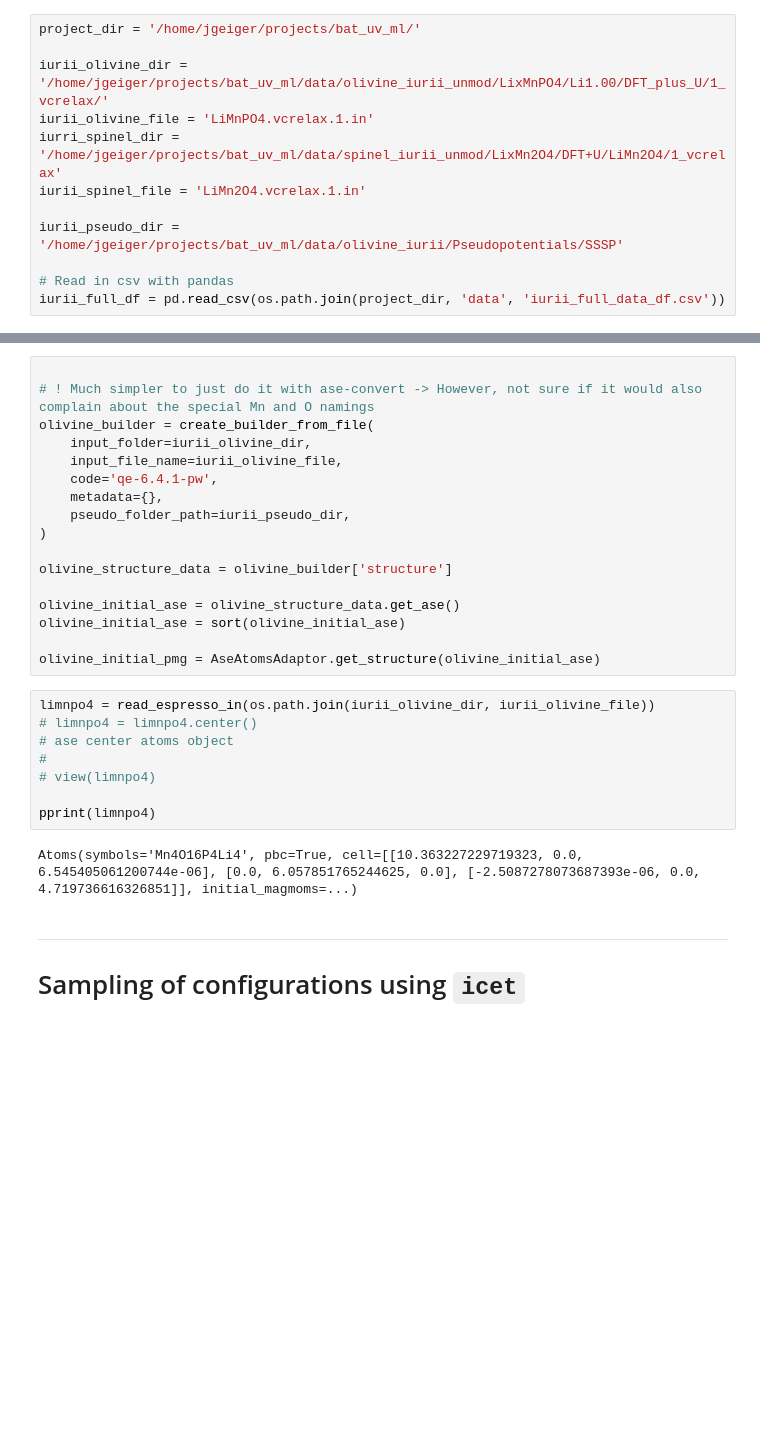
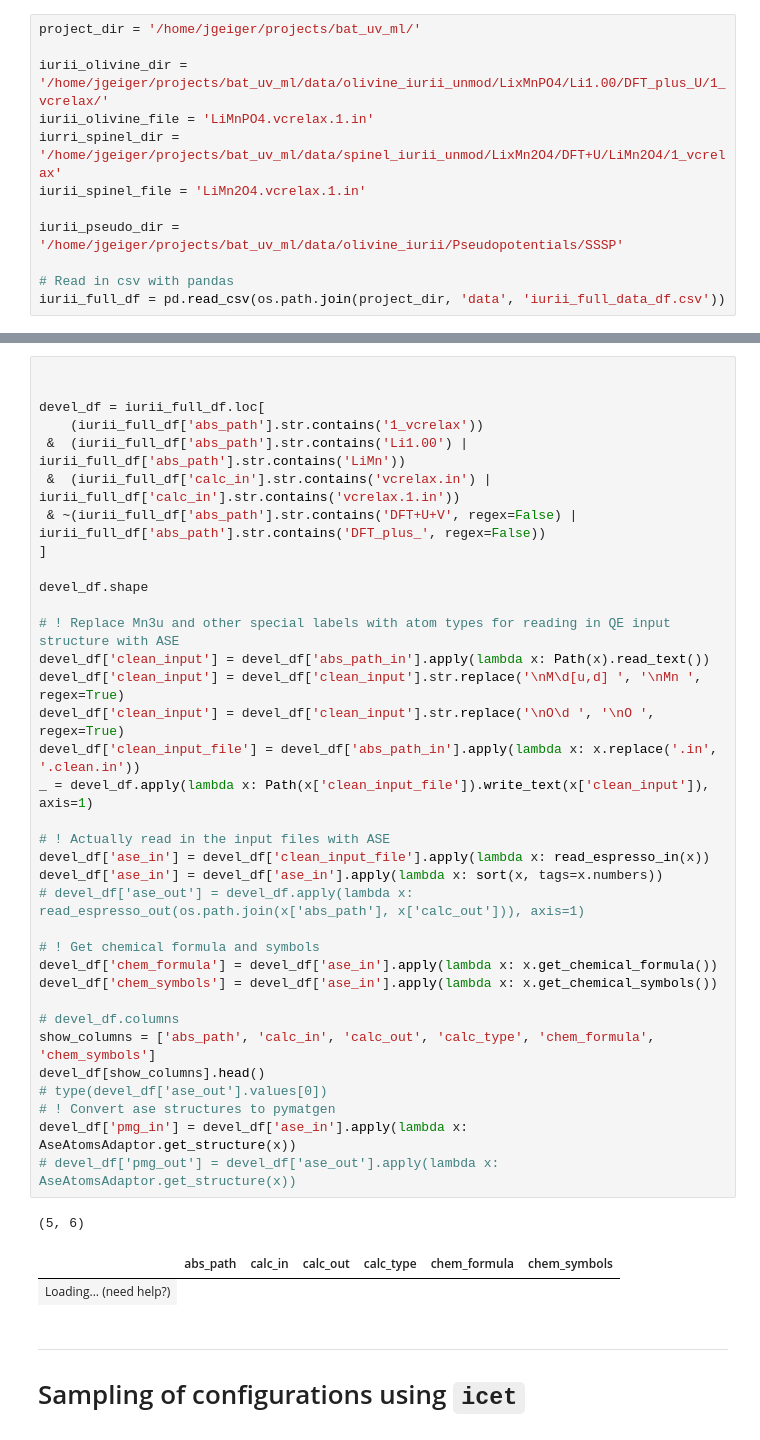
Before and after one commit to GeigerJ2/bat_uv_ml, a Jupyter notebook: code/sampling_tests.ipynb, the cells around one changed output, grey strips where cells are left out. Cells and saved outputs as stored; diff of their text form; blank space fills up the shorter version.

```diff
--- a/code/sampling_tests.ipynb
+++ b/code/sampling_tests.ipynb
@@ -117,30 +132,42 @@ devel_df
-# %%
-
-# ! Much simpler to just do it with ase-convert -> However, not sure if it would also complain about the special Mn and O namings
-olivine_builder = create_builder_from_file(
-    input_folder=iurii_olivine_dir,
-    input_file_name=iurii_olivine_file,
-    code='qe-6.4.1-pw',
-    metadata={},
-    pseudo_folder_path=iurii_pseudo_dir,
-)
-
-olivine_structure_data = olivine_builder['structure']
-
-olivine_initial_ase = olivine_structure_data.get_ase()
-olivine_initial_ase = sort(olivine_initial_ase)
-
-olivine_initial_pmg = AseAtomsAdaptor.get_structure(olivine_initial_ase)
-# %%
-limnpo4 = read_espresso_in(os.path.join(iurii_olivine_dir, iurii_olivine_file))
-# limnpo4 = limnpo4.center()
-# ase center atoms object
-#
-# view(limnpo4)
-
-pprint(limnpo4)
-# %% [output]
-Atoms(symbols='Mn4O16P4Li4', pbc=True, cell=[[10.363227229719323, 0.0, 6.545405061200744e-06], [0.0, 6.057851765244625, 0.0], [-2.5087278073687393e-06, 0.0, 4.719736616326851]], initial_magmoms=...)
+# %%
+
+
+devel_df = iurii_full_df.loc[
+    (iurii_full_df['abs_path'].str.contains('1_vcrelax'))
+ &  (iurii_full_df['abs_path'].str.contains('Li1.00') | iurii_full_df['abs_path'].str.contains('LiMn'))
+ &  (iurii_full_df['calc_in'].str.contains('vcrelax.in') | iurii_full_df['calc_in'].str.contains('vcrelax.1.in'))
+ & ~(iurii_full_df['abs_path'].str.contains('DFT+U+V', regex=False) | iurii_full_df['abs_path'].str.contains('DFT_plus_', regex=False))
+]
+
+devel_df.shape
+
+# ! Replace Mn3u and other special labels with atom types for reading in QE input structure with ASE
+devel_df['clean_input'] = devel_df['abs_path_in'].apply(lambda x: Path(x).read_text())
+devel_df['clean_input'] = devel_df['clean_input'].str.replace('\nM\d[u,d] ', '\nMn ', regex=True)
+devel_df['clean_input'] = devel_df['clean_input'].str.replace('\nO\d ', '\nO ', regex=True)
+devel_df['clean_input_file'] = devel_df['abs_path_in'].apply(lambda x: x.replace('.in', '.clean.in'))
+_ = devel_df.apply(lambda x: Path(x['clean_input_file']).write_text(x['clean_input']), axis=1)
+
+# ! Actually read in the input files with ASE
+devel_df['ase_in'] = devel_df['clean_input_file'].apply(lambda x: read_espresso_in(x))
+devel_df['ase_in'] = devel_df['ase_in'].apply(lambda x: sort(x, tags=x.numbers))
+# devel_df['ase_out'] = devel_df.apply(lambda x: read_espresso_out(os.path.join(x['abs_path'], x['calc_out'])), axis=1)
+
+# ! Get chemical formula and symbols
+devel_df['chem_formula'] = devel_df['ase_in'].apply(lambda x: x.get_chemical_formula())
+devel_df['chem_symbols'] = devel_df['ase_in'].apply(lambda x: x.get_chemical_symbols())
+
+# devel_df.columns
+show_columns = ['abs_path', 'calc_in', 'calc_out', 'calc_type', 'chem_formula', 'chem_symbols']
+devel_df[show_columns].head()
+# type(devel_df['ase_out'].values[0])
+# ! Convert ase structures to pymatgen
+devel_df['pmg_in'] = devel_df['ase_in'].apply(lambda x: AseAtomsAdaptor.get_structure(x))
+# devel_df['pmg_out'] = devel_df['ase_out'].apply(lambda x: AseAtomsAdaptor.get_structure(x))
+# %% [output]
+(5, 6)
+|  | abs_path | calc_in | calc_out | calc_type | chem_formula | chem_symbols |
+| Loading... (need help?) |
 # %% [markdown]
 ***
 # Sampling of configurations using `icet`
```
Also changed, not shown: parts of 13 cells of this notebook, 1 other file.
